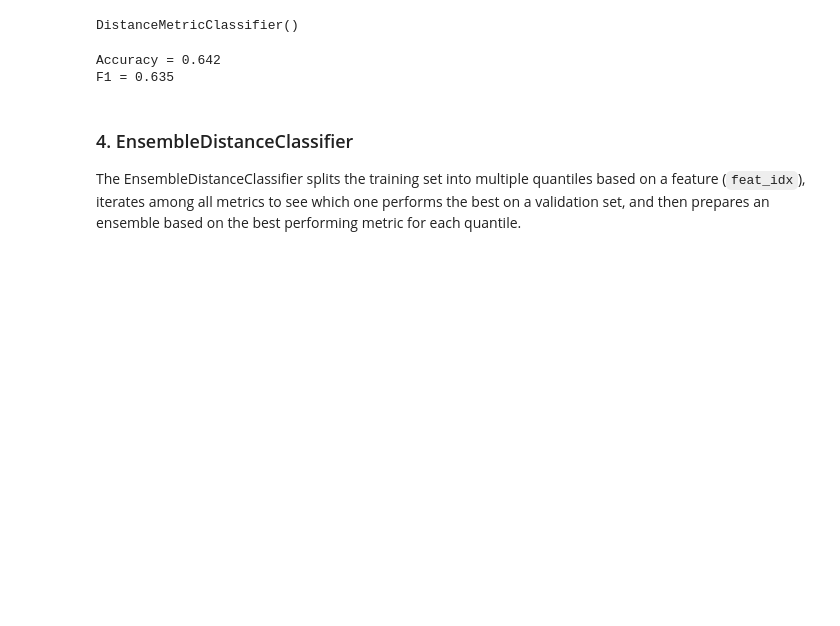
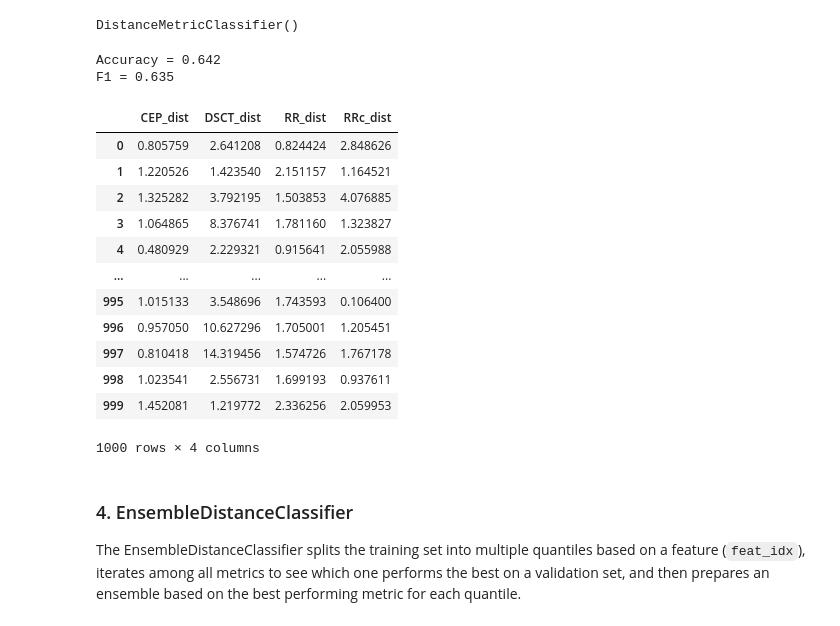
Before and after one commit to sidchaini/DistClassiPyTutorial, a Jupyter notebook: tutorial_filled.ipynb, the cells around one changed output. Cells and saved outputs as stored; diff of their text form; code cells hidden in the pictures; blank space fills up the shorter version.

```diff
--- a/tutorial_filled.ipynb
+++ b/tutorial_filled.ipynb
@@ -114,3 +112,19 @@ quantile_scores_df, best_metrics_per_quantile, group_bins = dcpy.classifier.find
+# %%
+clf.centroid_dist_df_
+# %% [output]
+|  | CEP_dist | DSCT_dist | RR_dist | RRc_dist |
+| 0 | 0.805759 | 2.641208 | 0.824424 | 2.848626 |
+| 1 | 1.220526 | 1.423540 | 2.151157 | 1.164521 |
+| 2 | 1.325282 | 3.792195 | 1.503853 | 4.076885 |
+| 3 | 1.064865 | 8.376741 | 1.781160 | 1.323827 |
+| 4 | 0.480929 | 2.229321 | 0.915641 | 2.055988 |
+| ... | ... | ... | ... | ... |
+| 995 | 1.015133 | 3.548696 | 1.743593 | 0.106400 |
+| 996 | 0.957050 | 10.627296 | 1.705001 | 1.205451 |
+| 997 | 0.810418 | 14.319456 | 1.574726 | 1.767178 |
+| 998 | 1.023541 | 2.556731 | 1.699193 | 0.937611 |
+| 999 | 1.452081 | 1.219772 | 2.336256 | 2.059953 |
+1000 rows × 4 columns
 # %% [markdown]
 ### 4. EnsembleDistanceClassifier
 
```
Also changed, not shown: parts of 5 cells of this notebook.
